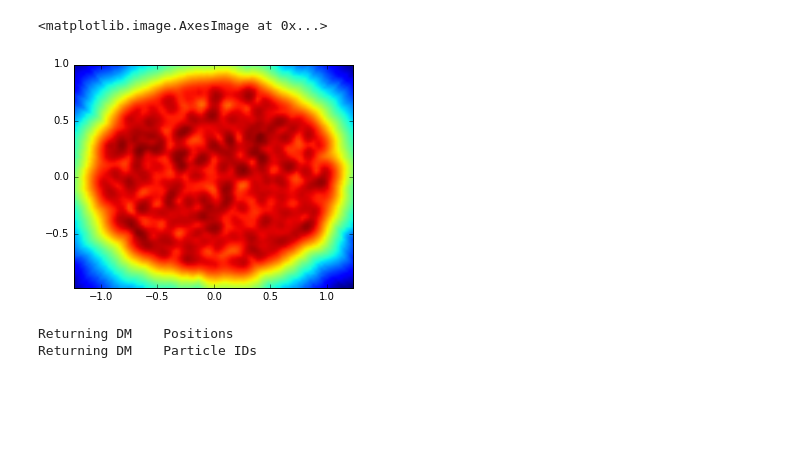
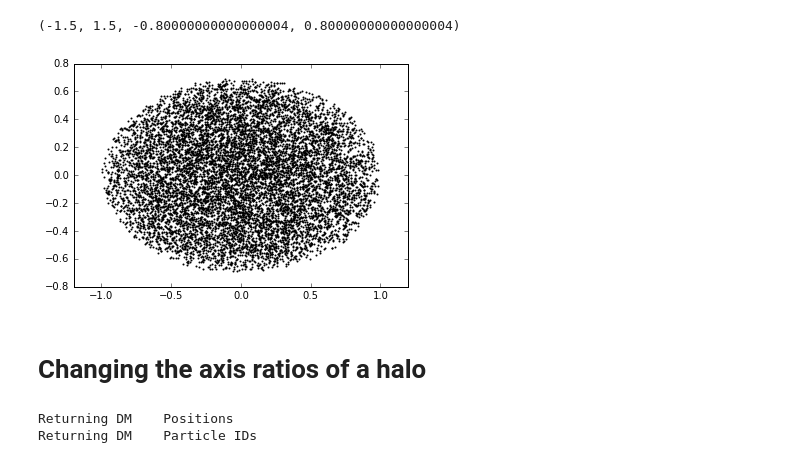
Before and after one commit to jngaravitoc/shapes, a Jupyter notebook: notebooks/Ellipsoids.ipynb, the cells around one changed output. Drawn from its saved outputs; the diff is of its cells as text; code cells hidden in the pictures; blank space fills up the shorter version.

Commit message:
changing axis ratios as a function of r

```diff
--- a/notebooks/Ellipsoids.ipynb
+++ b/notebooks/Ellipsoids.ipynb
@@ -40,4 +38,8 @@ A_t = A_matrix(1.25, 1, 1)
 b, b_t = B_matrix(A_t)
+# %%
+# Function to change the axis ratios as a function of r
+def x_r(r, r0, q0, Sx):
+    return -0.1 * np.log10(r/r0) + q0
 # %%
 def ellipse_gen(xyz, a, b, c):
     A = A_matrix(a, b, c)
@@ -46,6 +48,26 @@ def ellipse_gen(xyz, a, b, c):
     for i in range(len(xyz)):
         xyz_ellipse[i] = np.dot(inv(B_t),xyz[i])
     return xyz_ellipse
+# %%
+def ellipsoid_var(xyz, q0, s0, x0, Sq, Ss):
+    a=1.0
+    r = np.sqrt(xyz[:,0]**2.0 + xyz[:,1]**2.0 + xyz[:,2]**2.0)
+    r_bin = np.linspace(0,max(r),100)
+    xyz_ellipse = np.zeros((len(xyz),3))
+    N=np.zeros(len(r_bin))
+    for i in range(1,len(r_bin)):
+        index_bin = np.where((r<r_bin[i]) & (r>r_bin[i-1]))[0]
+        xyz_bin = xyz[index_bin]
+        N[i] = N[i-1]+len(xyz_bin)
+        q = x_r(r_bin[i], x0, q0, Sq)
+        s = x_r(r_bin[i], x0, s0, Ss)
+        b = q*a
+        c = s*a
+        A = A_matrix(a, b, c)
+        B, B_t = B_matrix(A)
+        for j in range(int(N[i-1]), int(N[i])):
+            xyz_ellipse[j] = np.dot(inv(B_t),xyz_bin[j-int(N[i-1])])
+    return xyz_ellipse
 # %%
 xyz = np.zeros((10000, 3))
 xyz[:,0] = x
@@ -71,8 +84,11 @@ rho = grid(xyz_ellipse[:,0], xyz_ellipse[:,1], xyz_ellipse[:,2], 100)
-# %%
-imshow(log10(rho.T), origin='lower',
-       extent=[min(xyz_ellipse[:,0]), max(xyz_ellipse[:,0]),
-               min(xyz_ellipse[:,1]), max(xyz_ellipse[:,1])])
-# %% [output]
-<matplotlib.image.AxesImage at 0x...>
-[figure, removed]
+# %%
+xyz_twist = ellipsoid_var(xyz, 0.8, 0.6, 10, -0.1, -0.18)
+# %%
+scatter(xyz_twist[:,0], xyz_twist[:,2], s=1)
+axis('equal')
+# %% [output]
+(-1.5, 1.5, -0.80000000000000004, 0.80000000000000004)
+[figure, added]
+# %% [markdown]
+# Changing the axis ratios of a halo
 # %%
```
Also changed, not shown: parts of 15 cells of this notebook.
